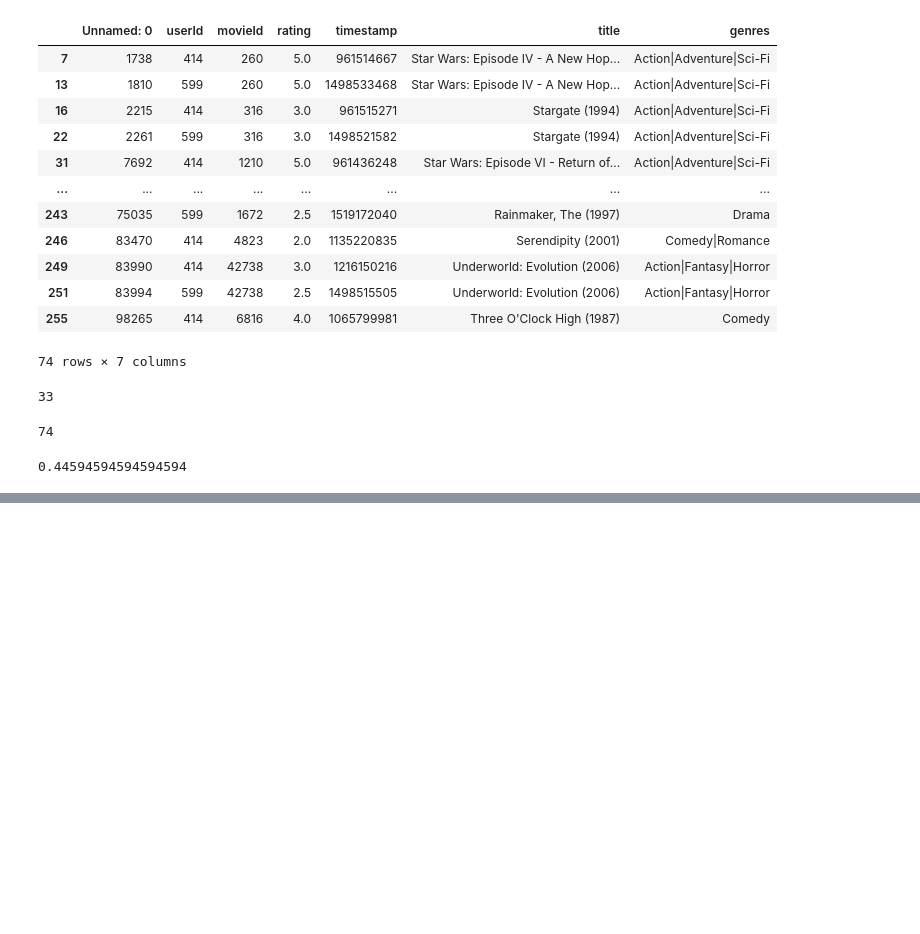
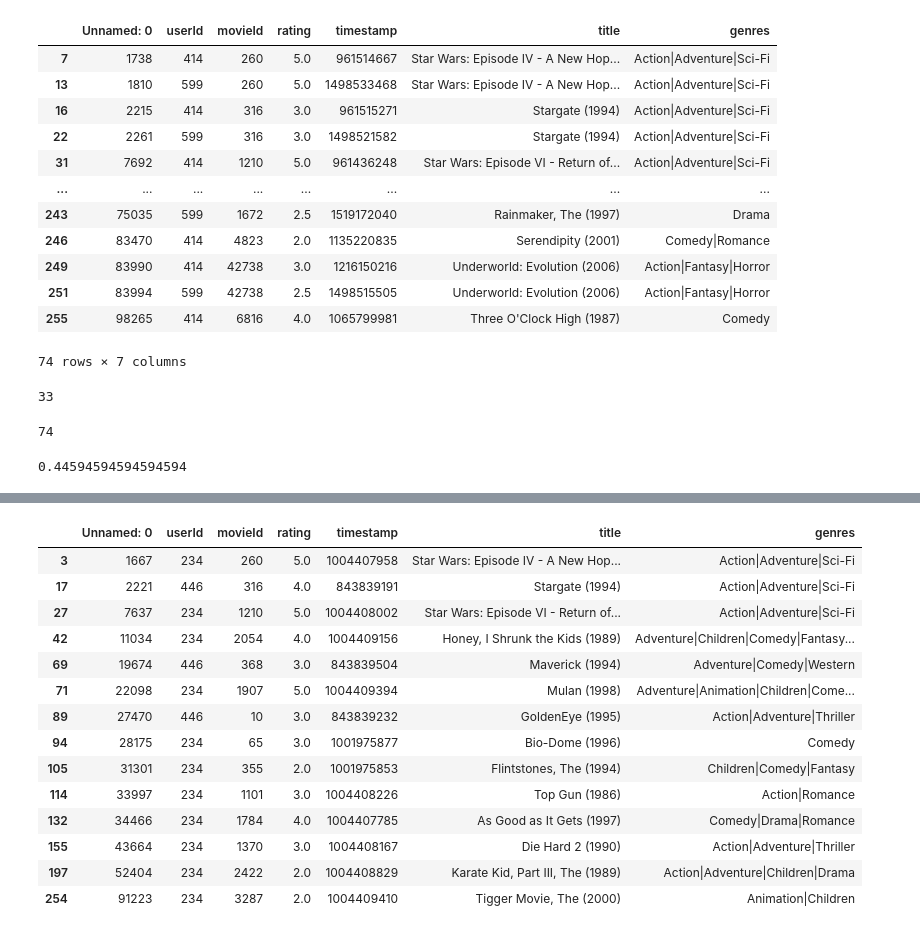
Before and after one commit to mg-um/umpe-ml2, a Jupyter notebook: UMPE - ML2 - Recomendadores.ipynb, the cells around one changed output, grey strips where cells are left out. Cells and saved outputs as stored; diff of their text form; code cells hidden in the pictures; blank space fills up the shorter version.

```diff
--- a/UMPE - ML2 - Recomendadores.ipynb
+++ b/UMPE - ML2 - Recomendadores.ipynb
@@ -282,0 +337,18 @@ len(union(599,414))
+# %%
+df[(df['userId']==234) | (df['userId']==446)]
+# %% [output]
+|  | Unnamed: 0 | userId | movieId | rating | timestamp | title | genres |
+| 3 | 1667 | 234 | 260 | 5.0 | 1004407958 | Star Wars: Episode IV - A New Hop... | Action|Adventure|Sci-Fi |
+| 17 | 2221 | 446 | 316 | 4.0 | 843839191 | Stargate (1994) | Action|Adventure|Sci-Fi |
+| 27 | 7637 | 234 | 1210 | 5.0 | 1004408002 | Star Wars: Episode VI - Return of... | Action|Adventure|Sci-Fi |
+| 42 | 11034 | 234 | 2054 | 4.0 | 1004409156 | Honey, I Shrunk the Kids (1989) | Adventure|Children|Comedy|Fantasy... |
+| 69 | 19674 | 446 | 368 | 3.0 | 843839504 | Maverick (1994) | Adventure|Comedy|Western |
+| 71 | 22098 | 234 | 1907 | 5.0 | 1004409394 | Mulan (1998) | Adventure|Animation|Children|Come... |
+| 89 | 27470 | 446 | 10 | 3.0 | 843839232 | GoldenEye (1995) | Action|Adventure|Thriller |
+| 94 | 28175 | 234 | 65 | 3.0 | 1001975877 | Bio-Dome (1996) | Comedy |
+| 105 | 31301 | 234 | 355 | 2.0 | 1001975853 | Flintstones, The (1994) | Children|Comedy|Fantasy |
+| 114 | 33997 | 234 | 1101 | 3.0 | 1004408226 | Top Gun (1986) | Action|Romance |
+| 132 | 34466 | 234 | 1784 | 4.0 | 1004407785 | As Good as It Gets (1997) | Comedy|Drama|Romance |
+| 155 | 43664 | 234 | 1370 | 3.0 | 1004408167 | Die Hard 2 (1990) | Action|Adventure|Thriller |
+| 197 | 52404 | 234 | 2422 | 2.0 | 1004408829 | Karate Kid, Part III, The (1989) | Action|Adventure|Children|Drama |
+| 254 | 91223 | 234 | 3287 | 2.0 | 1004409410 | Tigger Movie, The (2000) | Animation|Children |
```
Also changed, not shown: parts of 5 cells of this notebook.
